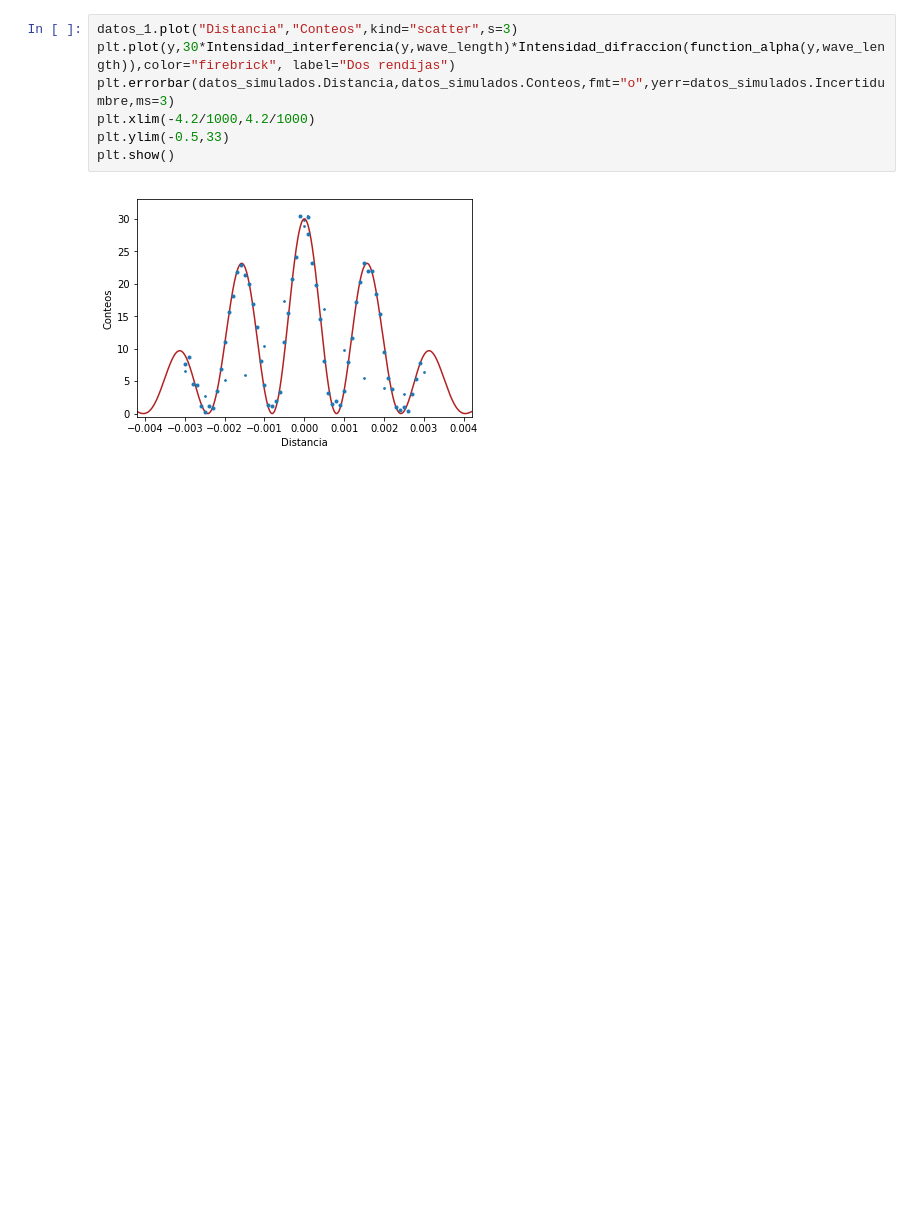
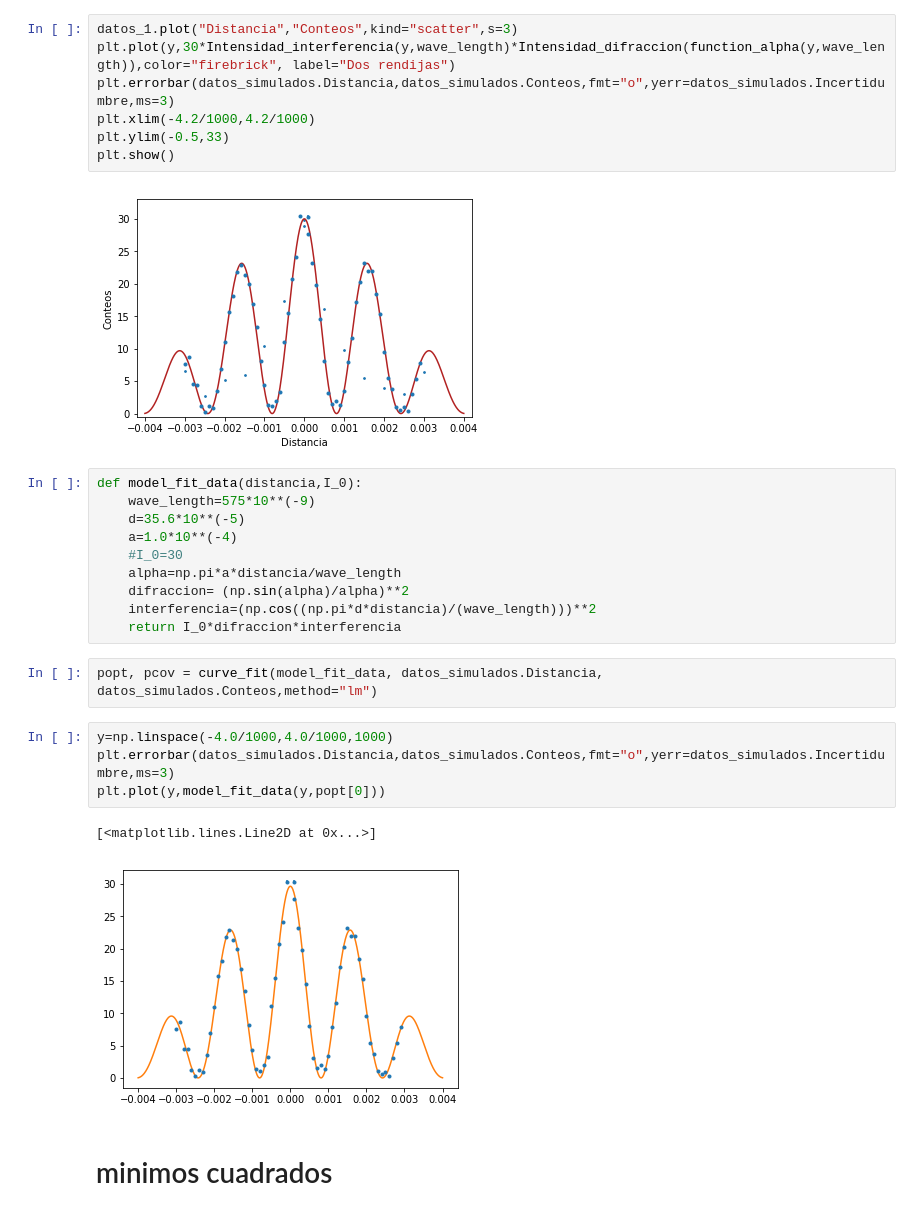
Before and after one commit to jamontanac/Laboratorio-Avanzado, a Jupyter notebook: Double_Slit/Analisis.ipynb, the cells around one changed output. Cells and saved outputs as stored; diff of their text form; blank space fills up the shorter version.

```diff
--- a/Double_Slit/Analisis.ipynb
+++ b/Double_Slit/Analisis.ipynb
@@ -342,3 +343,24 @@ plt.ylim(-0.5,33)
 plt.show()
 # %% [output]
 [figure]
+# %%
+def model_fit_data(distancia,I_0):
+    wave_length=575*10**(-9)
+    d=35.6*10**(-5)
+    a=1.0*10**(-4)
+    #I_0=30
+    alpha=np.pi*a*distancia/wave_length
+    difraccion= (np.sin(alpha)/alpha)**2
+    interferencia=(np.cos((np.pi*d*distancia)/(wave_length)))**2
+    return I_0*difraccion*interferencia
+# %%
+popt, pcov = curve_fit(model_fit_data, datos_simulados.Distancia, datos_simulados.Conteos,method="lm")
+# %%
+y=np.linspace(-4.0/1000,4.0/1000,1000)
+plt.errorbar(datos_simulados.Distancia,datos_simulados.Conteos,fmt="o",yerr=datos_simulados.Incertidumbre,ms=3)
+plt.plot(y,model_fit_data(y,popt[0]))
+# %% [output]
+[<matplotlib.lines.Line2D at 0x...>]
+[figure, added]
+# %% [markdown]
+# minimos cuadrados
```
Also changed, not shown: parts of 15 cells of this notebook.
